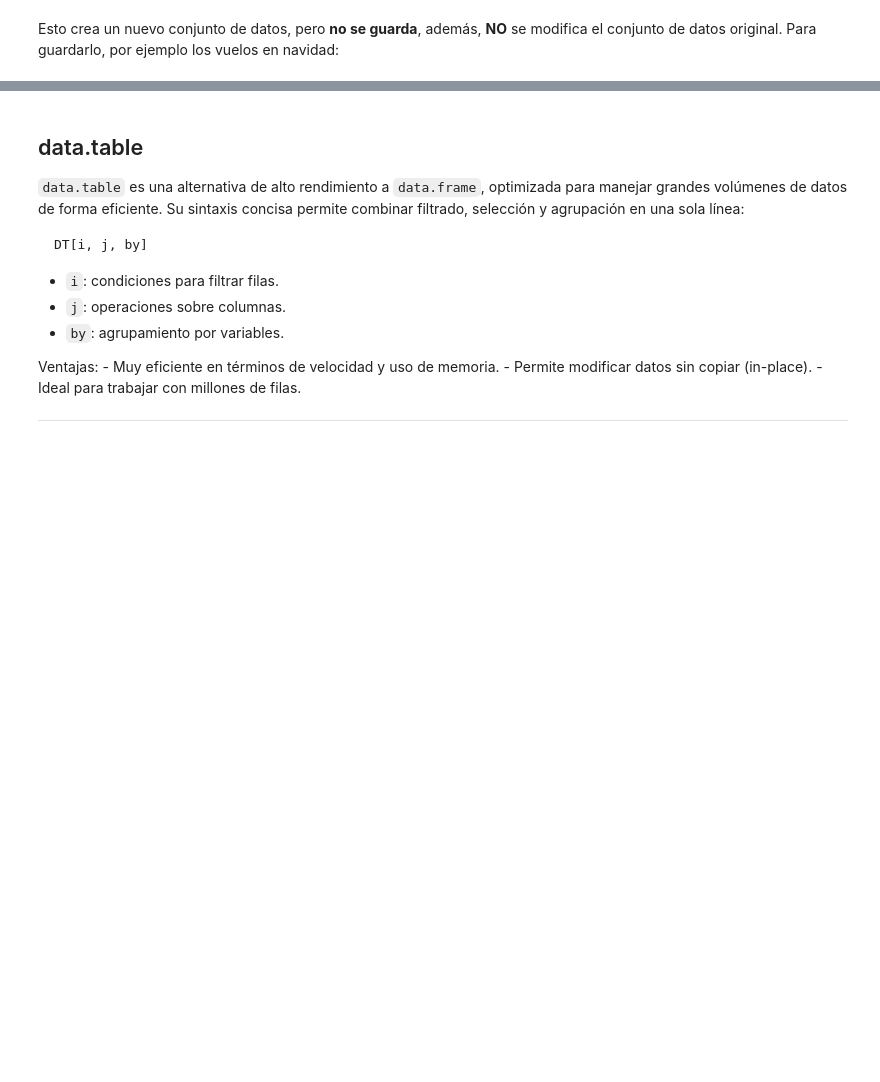
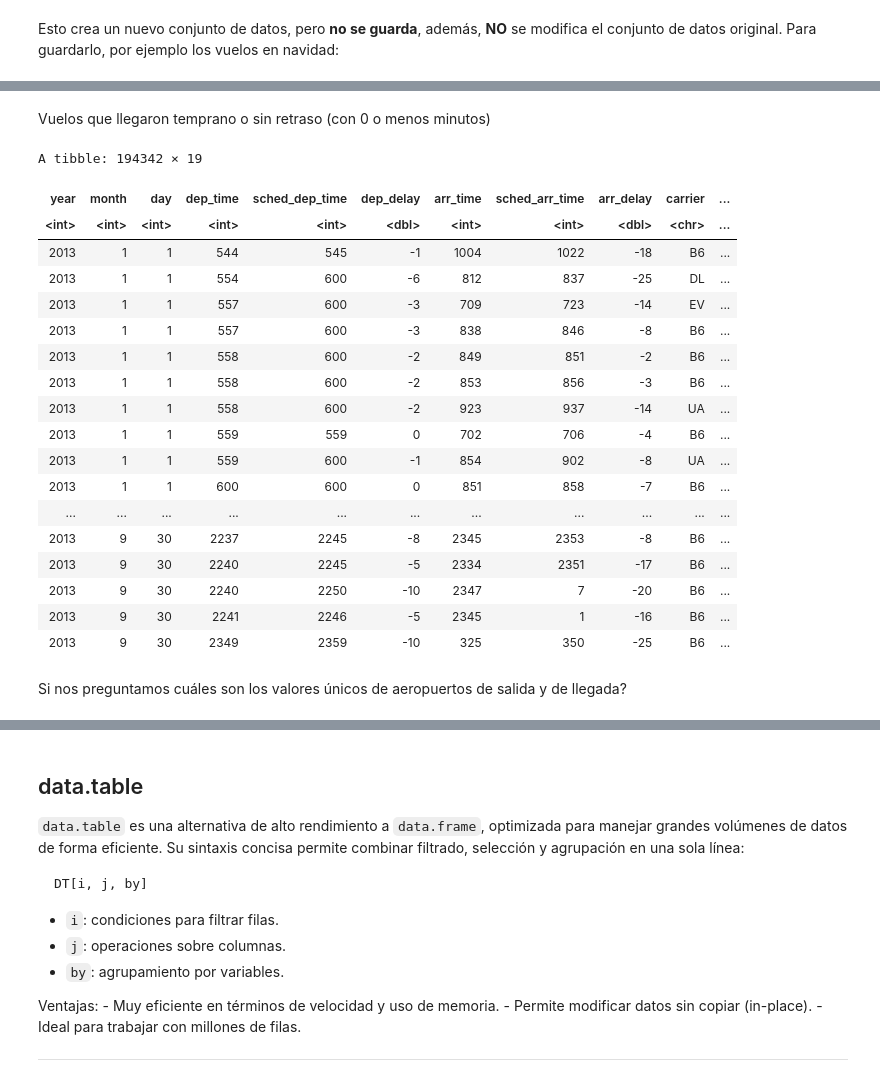
Before and after one commit to ednavivianasegura/ERAP_Curso_R, a Jupyter notebook: ERAP_R_Course.ipynb, the cells around one changed output, grey strips where cells are left out. Saved outputs shown, nothing was run; the diff lists cells and outputs as text; code cells hidden in the pictures; blank space fills up the shorter version.

```diff
--- a/ERAP_R_Course.ipynb
+++ b/ERAP_R_Course.ipynb
@@ -463,0 +518,27 @@ vuelos_navidad <- filter(flights, month == 12, day == 25)
+# %% [markdown]
+Vuelos que llegaron temprano o sin retraso (con 0 o menos minutos)
+# %%
+flights %>%
+  filter(arr_delay<= 0)
+# %% [output]
+A tibble: 194342 × 19
+| year | month | day | dep_time | sched_dep_time | dep_delay | arr_time | sched_arr_time | arr_delay | carrier | ... |
+| <int> | <int> | <int> | <int> | <int> | <dbl> | <int> | <int> | <dbl> | <chr> | ... |
+| 2013 | 1 | 1 | 544 | 545 | -1 | 1004 | 1022 | -18 | B6 | ... |
+| 2013 | 1 | 1 | 554 | 600 | -6 | 812 | 837 | -25 | DL | ... |
+| 2013 | 1 | 1 | 557 | 600 | -3 | 709 | 723 | -14 | EV | ... |
+| 2013 | 1 | 1 | 557 | 600 | -3 | 838 | 846 | -8 | B6 | ... |
+| 2013 | 1 | 1 | 558 | 600 | -2 | 849 | 851 | -2 | B6 | ... |
+| 2013 | 1 | 1 | 558 | 600 | -2 | 853 | 856 | -3 | B6 | ... |
+| 2013 | 1 | 1 | 558 | 600 | -2 | 923 | 937 | -14 | UA | ... |
+| 2013 | 1 | 1 | 559 | 559 | 0 | 702 | 706 | -4 | B6 | ... |
+| 2013 | 1 | 1 | 559 | 600 | -1 | 854 | 902 | -8 | UA | ... |
+| 2013 | 1 | 1 | 600 | 600 | 0 | 851 | 858 | -7 | B6 | ... |
+| ... | ... | ... | ... | ... | ... | ... | ... | ... | ... | ... |
+| 2013 | 9 | 30 | 2237 | 2245 | -8 | 2345 | 2353 | -8 | B6 | ... |
+| 2013 | 9 | 30 | 2240 | 2245 | -5 | 2334 | 2351 | -17 | B6 | ... |
+| 2013 | 9 | 30 | 2240 | 2250 | -10 | 2347 | 7 | -20 | B6 | ... |
+| 2013 | 9 | 30 | 2241 | 2246 | -5 | 2345 | 1 | -16 | B6 | ... |
+| 2013 | 9 | 30 | 2349 | 2359 | -10 | 325 | 350 | -25 | B6 | ... |
+# %% [markdown]
+Si nos preguntamos cuáles son los valores únicos de aeropuertos de salida y de llegada?
```
Also changed, not shown: parts of 84 cells of this notebook.
